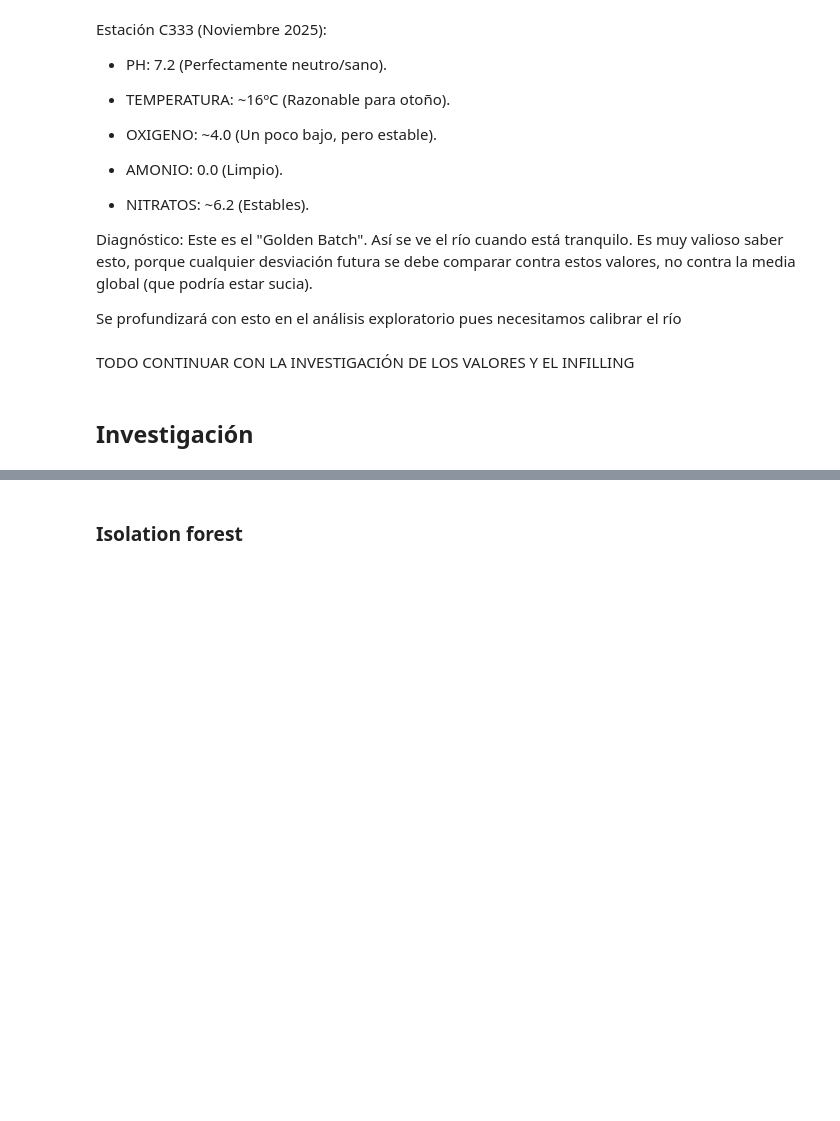
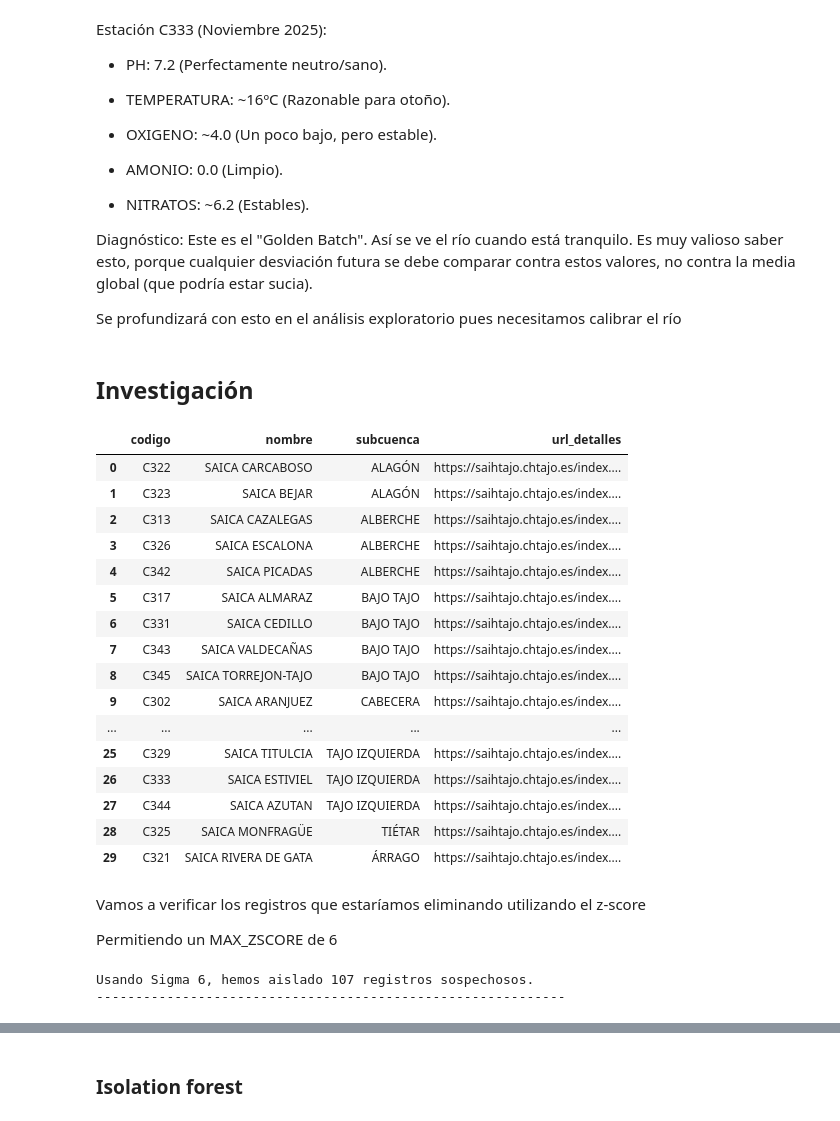
Before and after one commit to theDuoXu/Project-Stalker, a Jupyter notebook: notebooks/Serializacion_parquet.ipynb, the cells around one changed output, grey strips where cells are left out. Cells and saved outputs as stored; diff of their text form; code cells hidden in the pictures; blank space fills up the shorter version.

```diff
--- a/notebooks/Serializacion_parquet.ipynb
+++ b/notebooks/Serializacion_parquet.ipynb
@@ -618,7 +620,32 @@ Estación C333 (Noviembre 2025):
 Diagnóstico: Este es el "Golden Batch". Así se ve el río cuando está tranquilo. Es muy valioso saber esto, porque cualquier desviación futura se debe comparar contra estos valores, no contra la media global (que podría estar sucia).
 
 Se profundizará con esto en el análisis exploratorio pues necesitamos calibrar el río
-# %% [markdown]
-TODO CONTINUAR CON LA INVESTIGACIÓN DE LOS VALORES Y EL INFILLING
 # %% [markdown]
 ## Investigación
+# %%
+PATH_SAICA_METADATA = '../data/datasets/raw/saica_stations_master_list.json'
+df_stations = pd.read_json(PATH_SAICA_METADATA)
+# %%
+df_stations
+# %% [output]
+|  | codigo | nombre | subcuenca | url_detalles |
+| 0 | C322 | SAICA CARCABOSO | ALAGÓN | https://saihtajo.chtajo.es/index.... |
+| 1 | C323 | SAICA BEJAR | ALAGÓN | https://saihtajo.chtajo.es/index.... |
+| 2 | C313 | SAICA CAZALEGAS | ALBERCHE | https://saihtajo.chtajo.es/index.... |
+| 3 | C326 | SAICA ESCALONA | ALBERCHE | https://saihtajo.chtajo.es/index.... |
+| 4 | C342 | SAICA PICADAS | ALBERCHE | https://saihtajo.chtajo.es/index.... |
+| 5 | C317 | SAICA ALMARAZ | BAJO TAJO | https://saihtajo.chtajo.es/index.... |
+| 6 | C331 | SAICA CEDILLO | BAJO TAJO | https://saihtajo.chtajo.es/index.... |
+| 7 | C343 | SAICA VALDECAÑAS | BAJO TAJO | https://saihtajo.chtajo.es/index.... |
+| 8 | C345 | SAICA TORREJON-TAJO | BAJO TAJO | https://saihtajo.chtajo.es/index.... |
+| 9 | C302 | SAICA ARANJUEZ | CABECERA | https://saihtajo.chtajo.es/index.... |
+| ... | ... | ... | ... | ... |
+| 25 | C329 | SAICA TITULCIA | TAJO IZQUIERDA | https://saihtajo.chtajo.es/index.... |
+| 26 | C333 | SAICA ESTIVIEL | TAJO IZQUIERDA | https://saihtajo.chtajo.es/index.... |
+| 27 | C344 | SAICA AZUTAN | TAJO IZQUIERDA | https://saihtajo.chtajo.es/index.... |
+| 28 | C325 | SAICA MONFRAGÜE | TIÉTAR | https://saihtajo.chtajo.es/index.... |
+| 29 | C321 | SAICA RIVERA DE GATA | ÁRRAGO | https://saihtajo.chtajo.es/index.... |
+# %% [markdown]
+Vamos a verificar los registros que estaríamos eliminando utilizando el z-score
+
+Permitiendo un MAX_ZSCORE de 6
@@ -624,0 +654,9 @@ TODO CONTINUAR CON LA INVESTIGACIÓN DE LOS VALORES Y EL INFILLING
+# %%
+df_to_delete = df_gpu[mask_outliers].copy()
+df_to_delete['z_score_calculated'] = z_scores[mask_outliers]
+
+print(f"Usando Sigma {MAX_ZSCORE}, hemos aislado {len(df_to_delete)} registros sospechosos.")
+print("-" * 60)
+# %% [output]
+Usando Sigma 6, hemos aislado 107 registros sospechosos.
+------------------------------------------------------------
```
Also changed, not shown: parts of 24 cells of this notebook.
